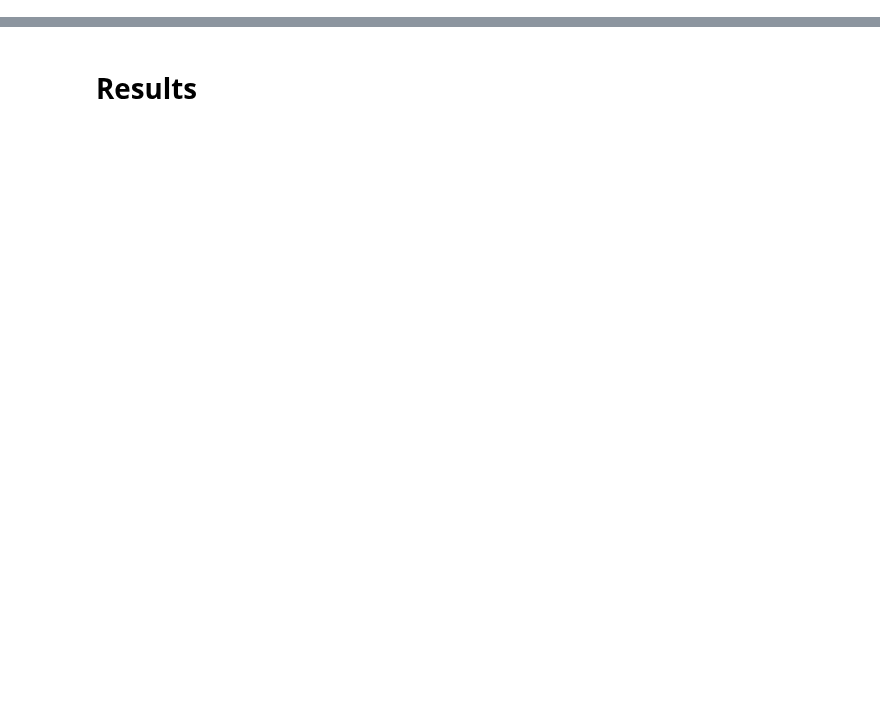
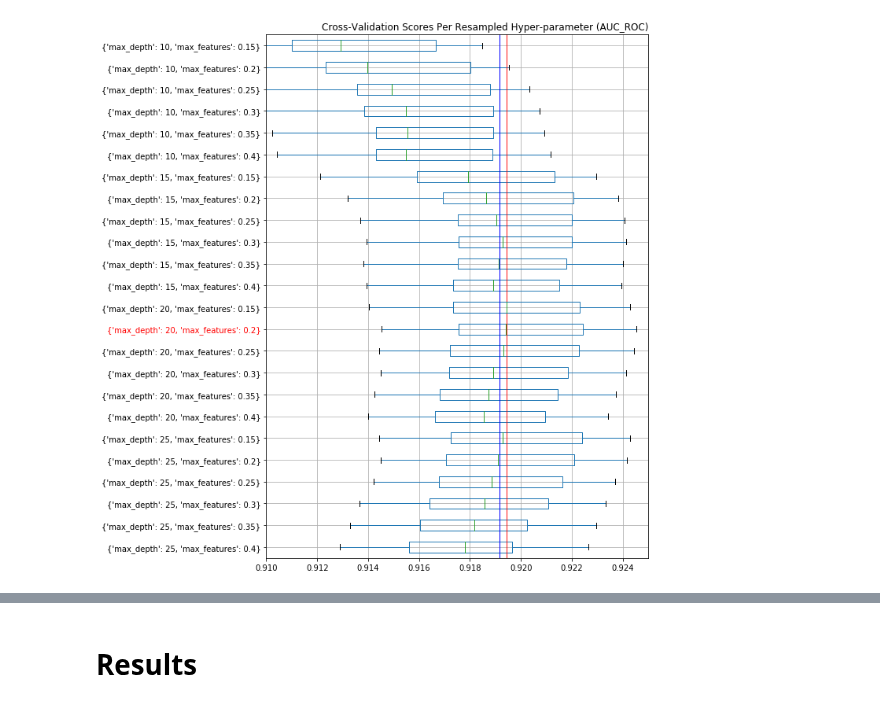
Before and after one commit to shane-kercheval/udacity, a Jupyter notebook: data_scientist_nanodegree/projects/p1_charityml/custom/RandomForest_tuning_oo-learning.ipynb, the cells around one changed output, grey strips where cells are left out. Saved outputs shown, nothing was run; the diff lists cells and outputs as text; code cells hidden in the pictures; blank space fills up the shorter version.

```diff
--- a/data_scientist_nanodegree/projects/p1_charityml/custom/RandomForest_tuning_oo-learning.ipynb
+++ b/data_scientist_nanodegree/projects/p1_charityml/custom/RandomForest_tuning_oo-learning.ipynb
@@ -82,9 +90,9 @@ grid.params_grid
 hyper_param_object = oo.RandomForestHP(
     criterion='gini',
     num_features=None,
-    max_features=0.4087148680294206,
+    max_features=0.2,
     n_estimators=1815,
-    max_depth=96,
+    max_depth=20,
     min_samples_split=16,
     min_samples_leaf=2,
     min_weight_fraction_leaf=0.0,
@@ -137,7 +159,9 @@ tuner.results.plot_resampled_stats()
 # %%
 tuner.results.plot_resampled_scores(metric=oo.Metric.AUC_ROC,
-                                    x_axis_limits=(0.90, 0.92),
+                                    x_axis_limits=(0.91, 0.925),
                                     show_one_ste_rule=True
                                    )
+# %% [output]
+[figure, added]
 # %%
 tuner.results.plot_resampled_scores(oo.Metric.FBETA_SCORE,
```
Also changed, not shown: parts of 37 cells of this notebook, 8 other files.
